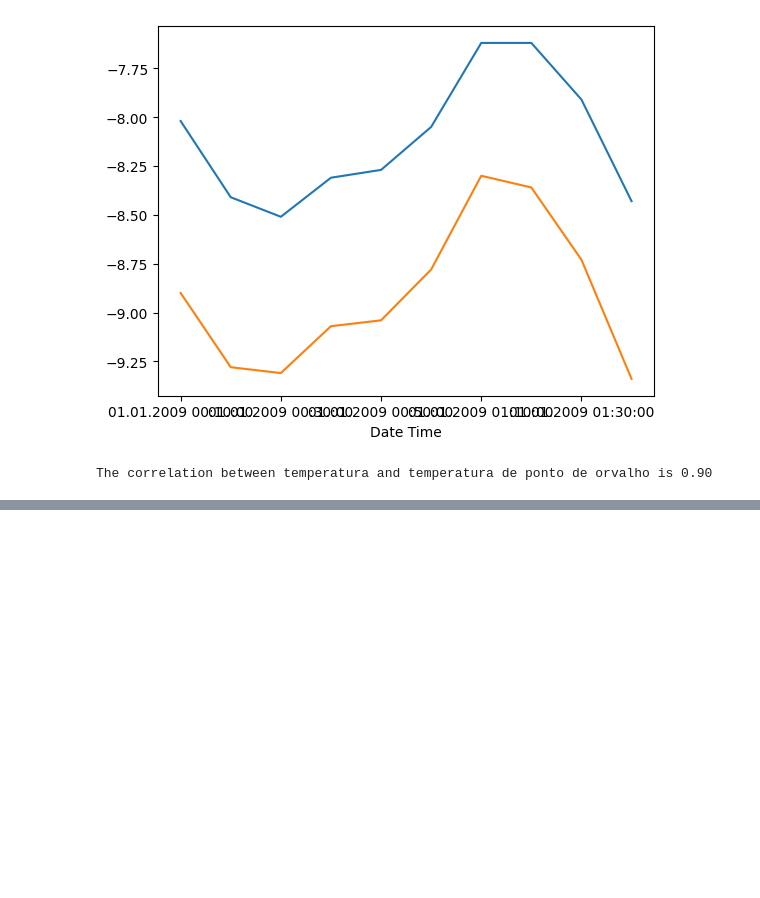
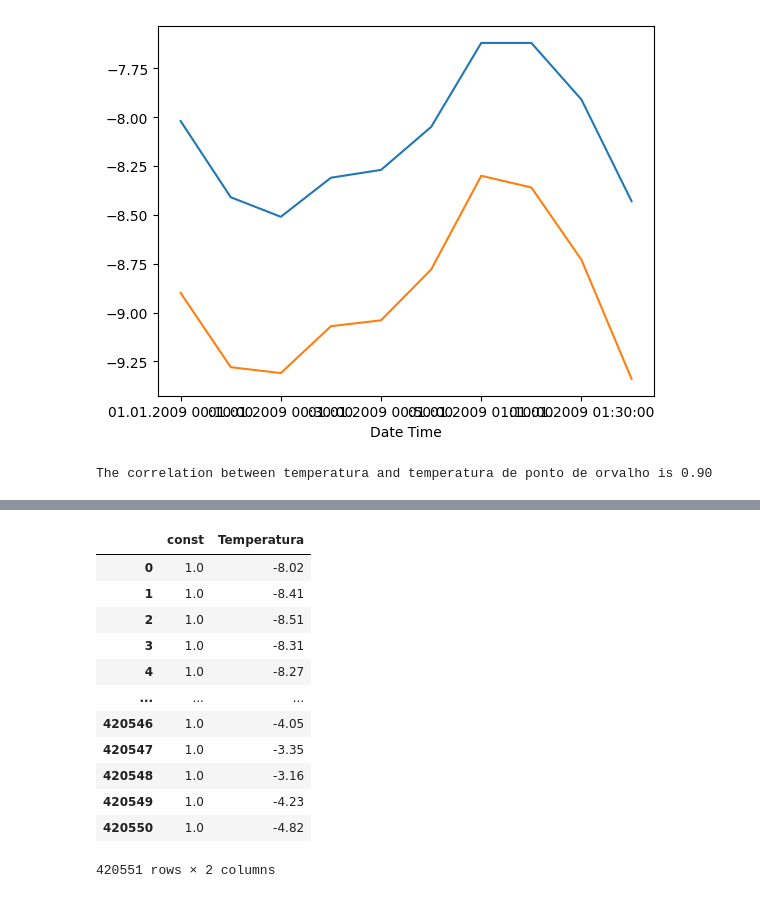
Before and after one commit to malumlinhares/time-series-analysis, a Jupyter notebook: time-series-analysis.ipynb, the cells around one changed output, grey strips where cells are left out. Cells and saved outputs as stored; diff of their text form; code cells hidden in the pictures; blank space fills up the shorter version.

```diff
--- a/time-series-analysis.ipynb
+++ b/time-series-analysis.ipynb
@@ -61,0 +81,17 @@ The correlation between temperatura and temperatura de ponto de orvalho is 0.90
+# %%
+dfx1 = sm.add_constant(dfx)
+dfx1
+# %% [output]
+|  | const | Temperatura |
+| 0 | 1.0 | -8.02 |
+| 1 | 1.0 | -8.41 |
+| 2 | 1.0 | -8.51 |
+| 3 | 1.0 | -8.31 |
+| 4 | 1.0 | -8.27 |
+| ... | ... | ... |
+| 420546 | 1.0 | -4.05 |
+| 420547 | 1.0 | -3.35 |
+| 420548 | 1.0 | -3.16 |
+| 420549 | 1.0 | -4.23 |
+| 420550 | 1.0 | -4.82 |
+420551 rows × 2 columns
```
Also changed, not shown: parts of 4 cells of this notebook.
